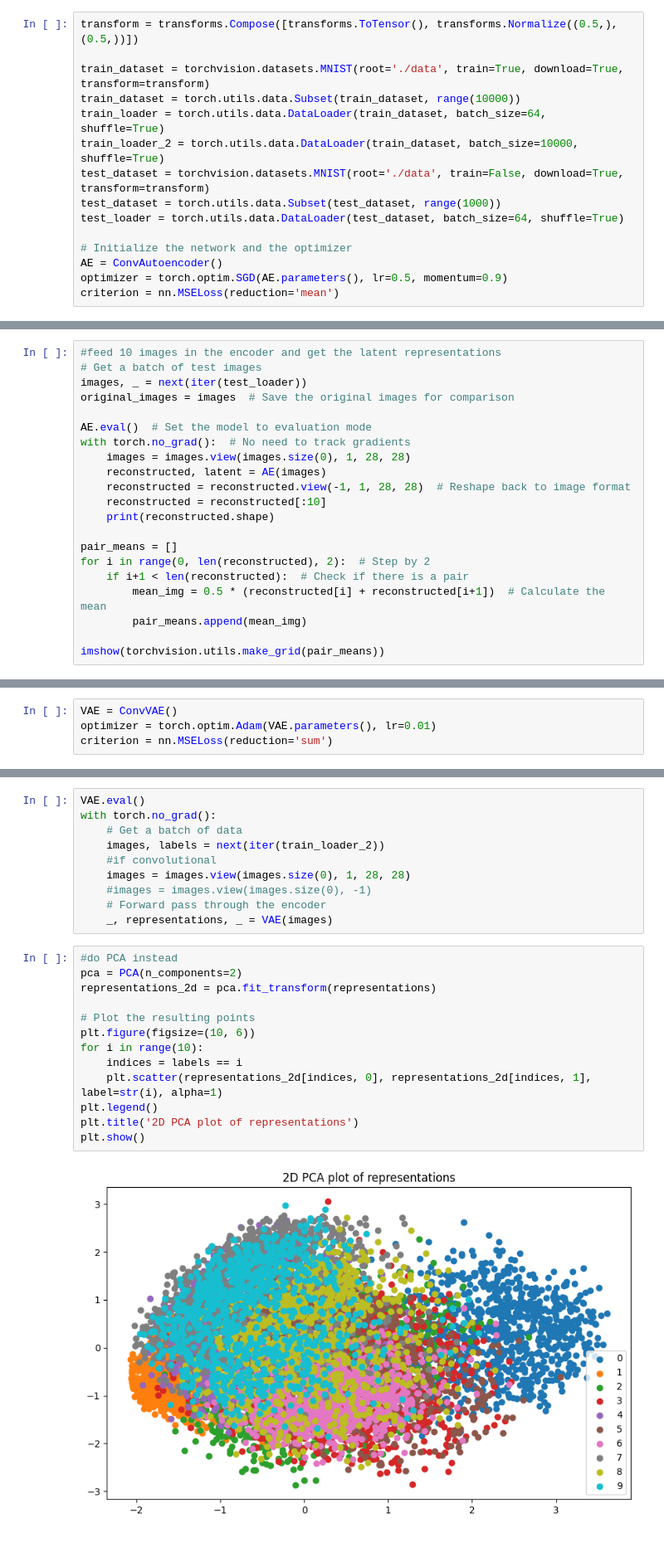
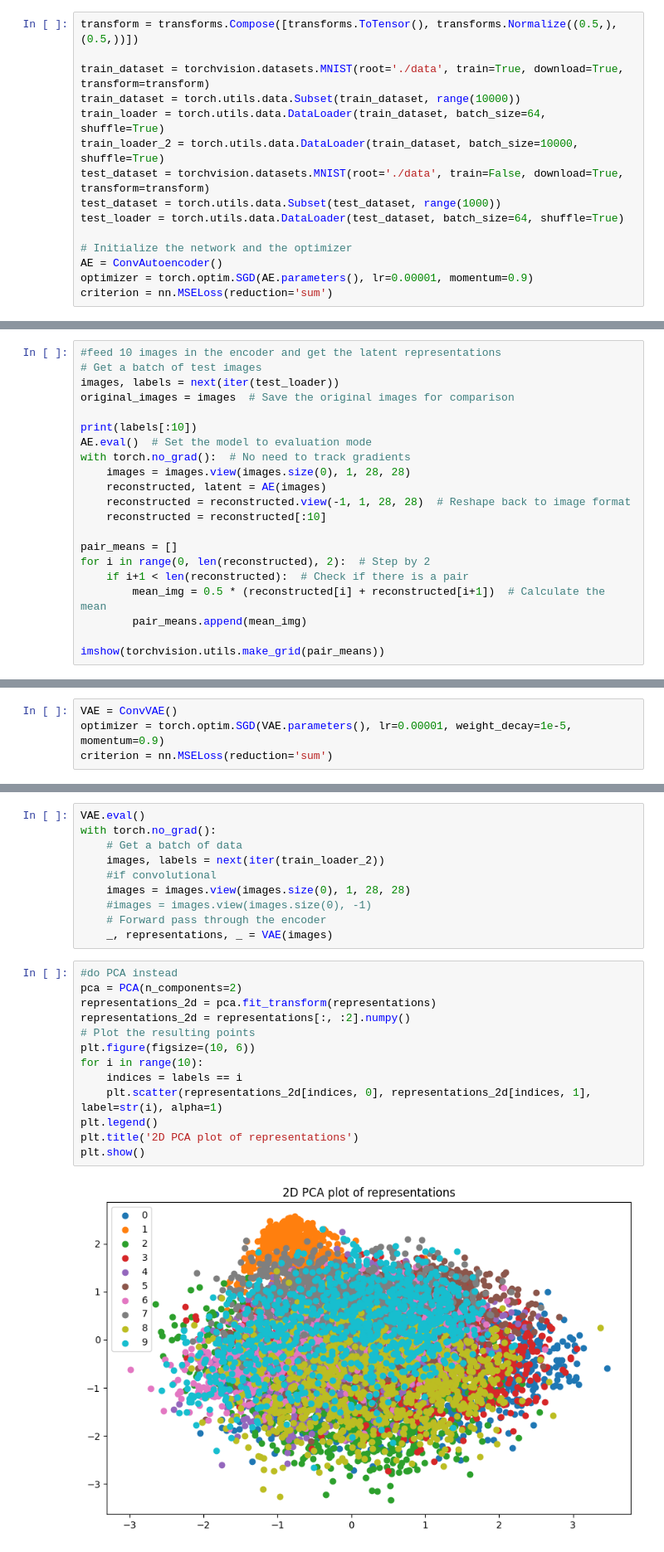
Before and after one commit to fcaretti/VAE_tutorial, a Jupyter notebook: VAE_intro.ipynb, the cells around one changed output, grey strips where cells are left out. Shown at 83% size. Cells and saved outputs as stored; diff of their text form.

```diff
--- a/VAE_intro.ipynb
+++ b/VAE_intro.ipynb
@@ -64,8 +64,8 @@ test_loader = torch.utils.data.DataLoader(test_dataset, batch_size=64, shuffle=T
 
 # Initialize the network and the optimizer
 AE = ConvAutoencoder()
-optimizer = torch.optim.SGD(AE.parameters(), lr=0.5, momentum=0.9)
-criterion = nn.MSELoss(reduction='mean')
+optimizer = torch.optim.SGD(AE.parameters(), lr=0.00001, momentum=0.9)
+criterion = nn.MSELoss(reduction='sum')
 # %%
 # Train the Autoencoder
 n_epochs = 5
@@ -196,16 +195,16 @@ Reconstructed Images
 # %%
 #feed 10 images in the encoder and get the latent representations
 # Get a batch of test images
-images, _ = next(iter(test_loader))
+images, labels = next(iter(test_loader))
 original_images = images  # Save the original images for comparison
 
+print(labels[:10])
 AE.eval()  # Set the model to evaluation mode
 with torch.no_grad():  # No need to track gradients
     images = images.view(images.size(0), 1, 28, 28)
     reconstructed, latent = AE(images)
     reconstructed = reconstructed.view(-1, 1, 28, 28)  # Reshape back to image format
     reconstructed = reconstructed[:10]
-    print(reconstructed.shape)
 
 pair_means = []
 for i in range(0, len(reconstructed), 2):  # Step by 2
@@ -263,7 +262,7 @@ def kl_divergence(mu, logvar):
     return -0.5 * torch.sum(1 + logvar - mu.pow(2) - logvar.exp())
 # %%
 VAE = ConvVAE()
-optimizer = torch.optim.Adam(VAE.parameters(), lr=0.01)
+optimizer = torch.optim.SGD(VAE.parameters(), lr=0.00001, weight_decay=1e-5, momentum=0.9)
 criterion = nn.MSELoss(reduction='sum')
 # %%
 n_epochs = 5
@@ -375,18 +374,18 @@ with torch.no_grad():
 # %%
 #do PCA instead
 pca = PCA(n_components=2)
 representations_2d = pca.fit_transform(representations)
-
+representations_2d = representations[:, :2].numpy()
 # Plot the resulting points
 plt.figure(figsize=(10, 6))
 for i in range(10):
     indices = labels == i
     plt.scatter(representations_2d[indices, 0], representations_2d[indices, 1], label=str(i), alpha=1)
 plt.legend()
 plt.title('2D PCA plot of representations')
 plt.show()
 # %% [output]
-[figure, old version]
+[figure, new version]
 # %%
 #generate random numbers from a normal distribution
 #feed them through the decoder
```
Also changed, not shown: parts of 9 cells of this notebook, 1 other file.
